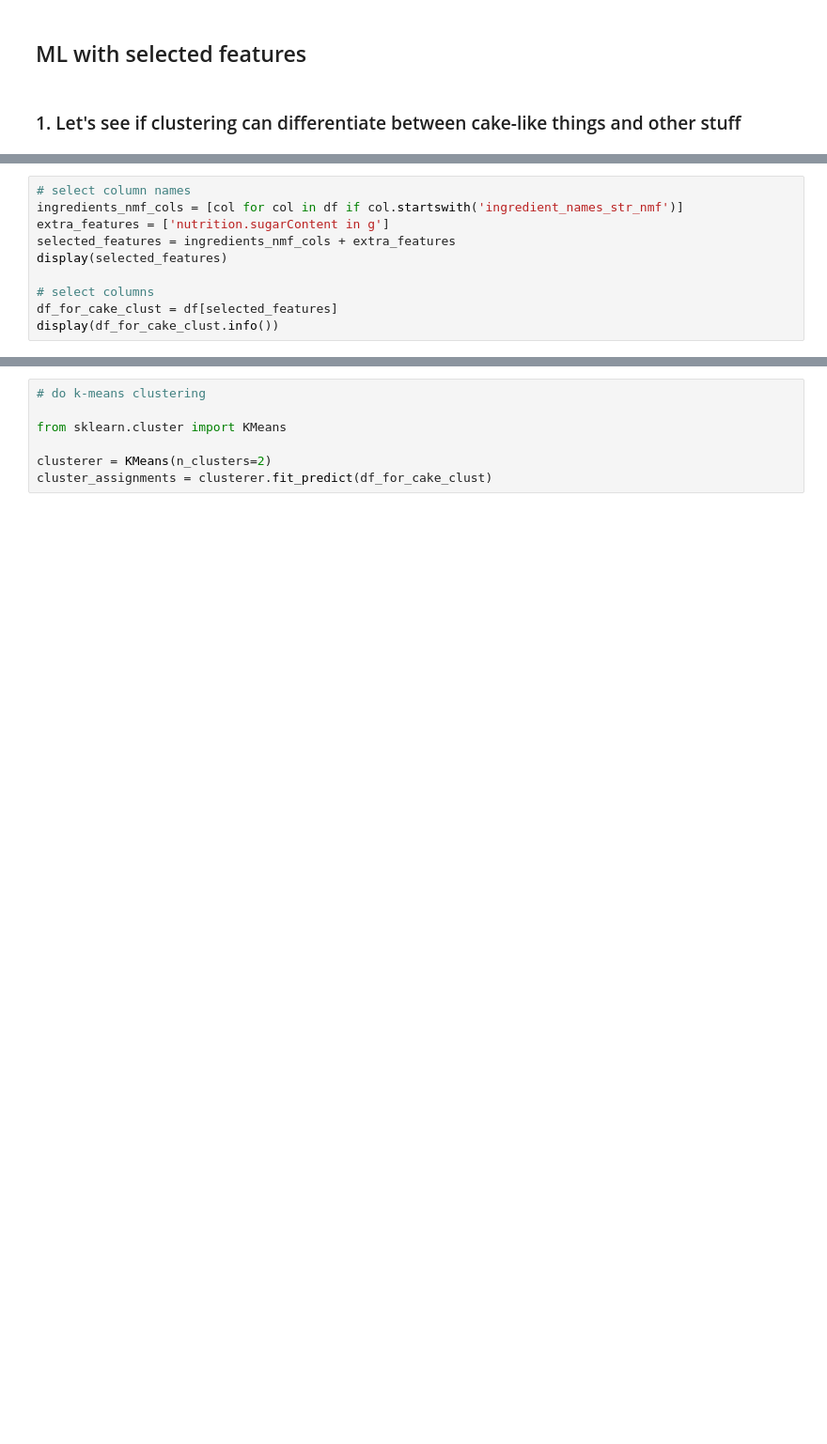
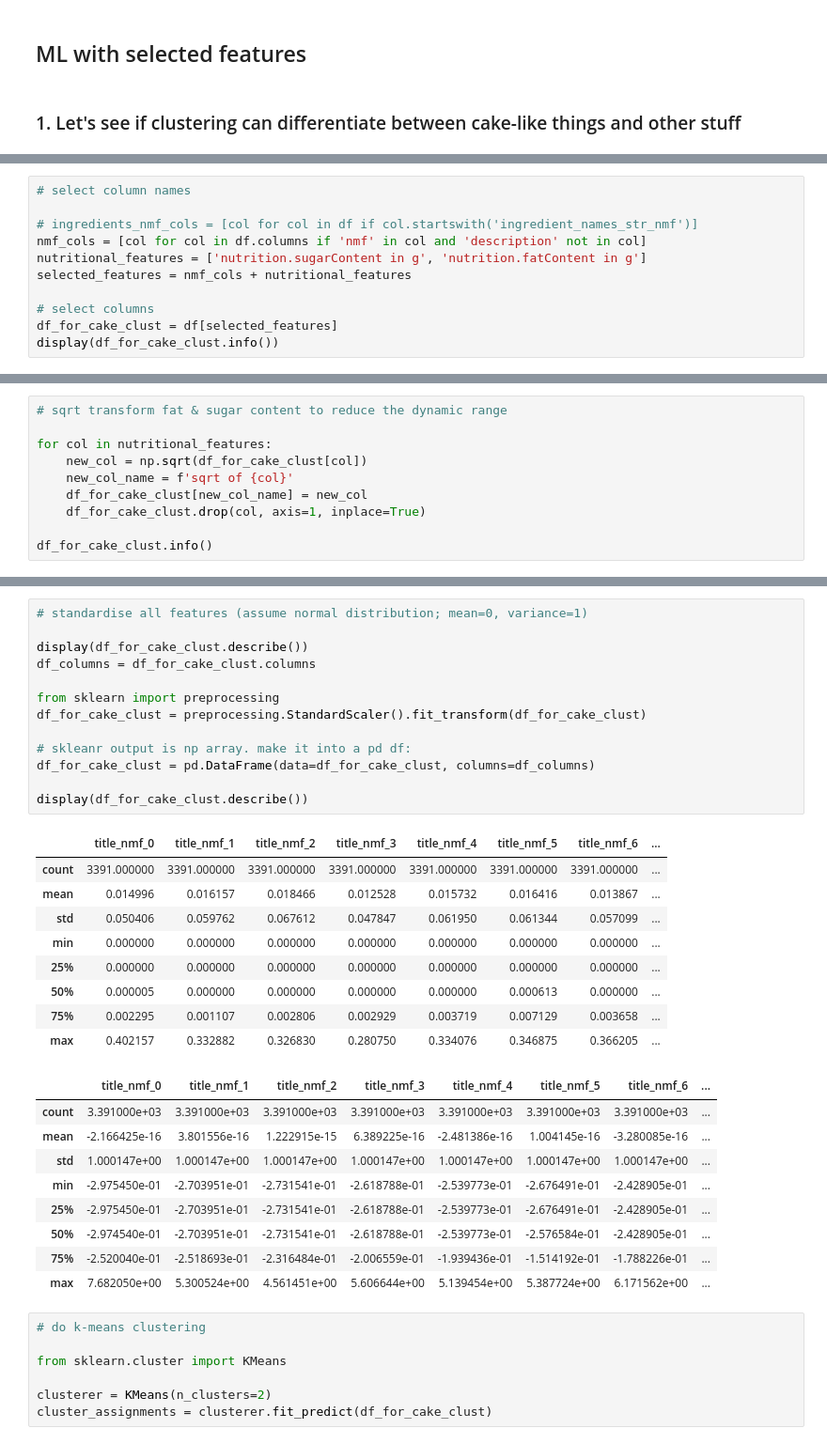
Before and after one commit to bkotryna/Allrecipes, a Jupyter notebook: ml.ipynb, the cells around one changed output, grey strips where cells are left out. Shown at 94% size. Drawn from its saved outputs; the diff is of its cells as text; blank space fills up the shorter version.

```diff
--- a/ml.ipynb
+++ b/ml.ipynb
@@ -1051,9 +1070,10 @@ memory usage: 1.0 MB
 # %%
 # select column names
-ingredients_nmf_cols = [col for col in df if col.startswith('ingredient_names_str_nmf')]
-extra_features = ['nutrition.sugarContent in g']
-selected_features = ingredients_nmf_cols + extra_features
-display(selected_features)
+
+# ingredients_nmf_cols = [col for col in df if col.startswith('ingredient_names_str_nmf')]
+nmf_cols = [col for col in df.columns if 'nmf' in col and 'description' not in col]
+nutritional_features = ['nutrition.sugarContent in g', 'nutrition.fatContent in g']
+selected_features = nmf_cols + nutritional_features
 
 # select columns
 df_for_cake_clust = df[selected_features]
@@ -1079,0 +1100,10 @@ None
+# %%
+# sqrt transform fat & sugar content to reduce the dynamic range
+
+for col in nutritional_features:
+    new_col = np.sqrt(df_for_cake_clust[col])
+    new_col_name = f'sqrt of {col}'
+    df_for_cake_clust[new_col_name] = new_col
+    df_for_cake_clust.drop(col, axis=1, inplace=True)
+
+df_for_cake_clust.info()
@@ -1080,3 +1137,35 @@ None
+# %%
+# standardise all features (assume normal distribution; mean=0, variance=1)
+
+display(df_for_cake_clust.describe())
+df_columns = df_for_cake_clust.columns
+
+from sklearn import preprocessing
+df_for_cake_clust = preprocessing.StandardScaler().fit_transform(df_for_cake_clust)
+
+# skleanr output is np array. make it into a pd df:
+df_for_cake_clust = pd.DataFrame(data=df_for_cake_clust, columns=df_columns)
+
+display(df_for_cake_clust.describe())
+# %% [output]
+|  | title_nmf_0 | title_nmf_1 | title_nmf_2 | title_nmf_3 | title_nmf_4 | title_nmf_5 | title_nmf_6 | ... |
+| count | 3391.000000 | 3391.000000 | 3391.000000 | 3391.000000 | 3391.000000 | 3391.000000 | 3391.000000 | ... |
+| mean | 0.014996 | 0.016157 | 0.018466 | 0.012528 | 0.015732 | 0.016416 | 0.013867 | ... |
+| std | 0.050406 | 0.059762 | 0.067612 | 0.047847 | 0.061950 | 0.061344 | 0.057099 | ... |
+| min | 0.000000 | 0.000000 | 0.000000 | 0.000000 | 0.000000 | 0.000000 | 0.000000 | ... |
+| 25% | 0.000000 | 0.000000 | 0.000000 | 0.000000 | 0.000000 | 0.000000 | 0.000000 | ... |
+| 50% | 0.000005 | 0.000000 | 0.000000 | 0.000000 | 0.000000 | 0.000613 | 0.000000 | ... |
+| 75% | 0.002295 | 0.001107 | 0.002806 | 0.002929 | 0.003719 | 0.007129 | 0.003658 | ... |
+| max | 0.402157 | 0.332882 | 0.326830 | 0.280750 | 0.334076 | 0.346875 | 0.366205 | ... |
+|  | title_nmf_0 | title_nmf_1 | title_nmf_2 | title_nmf_3 | title_nmf_4 | title_nmf_5 | title_nmf_6 | ... |
+| count | 3.391000e+03 | 3.391000e+03 | 3.391000e+03 | 3.391000e+03 | 3.391000e+03 | 3.391000e+03 | 3.391000e+03 | ... |
+| mean | -2.166425e-16 | 3.801556e-16 | 1.222915e-15 | 6.389225e-16 | -2.481386e-16 | 1.004145e-16 | -3.280085e-16 | ... |
+| std | 1.000147e+00 | 1.000147e+00 | 1.000147e+00 | 1.000147e+00 | 1.000147e+00 | 1.000147e+00 | 1.000147e+00 | ... |
+| min | -2.975450e-01 | -2.703951e-01 | -2.731541e-01 | -2.618788e-01 | -2.539773e-01 | -2.676491e-01 | -2.428905e-01 | ... |
+| 25% | -2.975450e-01 | -2.703951e-01 | -2.731541e-01 | -2.618788e-01 | -2.539773e-01 | -2.676491e-01 | -2.428905e-01 | ... |
+| 50% | -2.974540e-01 | -2.703951e-01 | -2.731541e-01 | -2.618788e-01 | -2.539773e-01 | -2.576584e-01 | -2.428905e-01 | ... |
+| 75% | -2.520040e-01 | -2.518693e-01 | -2.316484e-01 | -2.006559e-01 | -1.939436e-01 | -1.514192e-01 | -1.788226e-01 | ... |
+| max | 7.682050e+00 | 5.300524e+00 | 4.561451e+00 | 5.606644e+00 | 5.139454e+00 | 5.387724e+00 | 6.171562e+00 | ... |
 # %%
 # do k-means clustering
 
```
Also changed, not shown: parts of 38 cells of this notebook.
